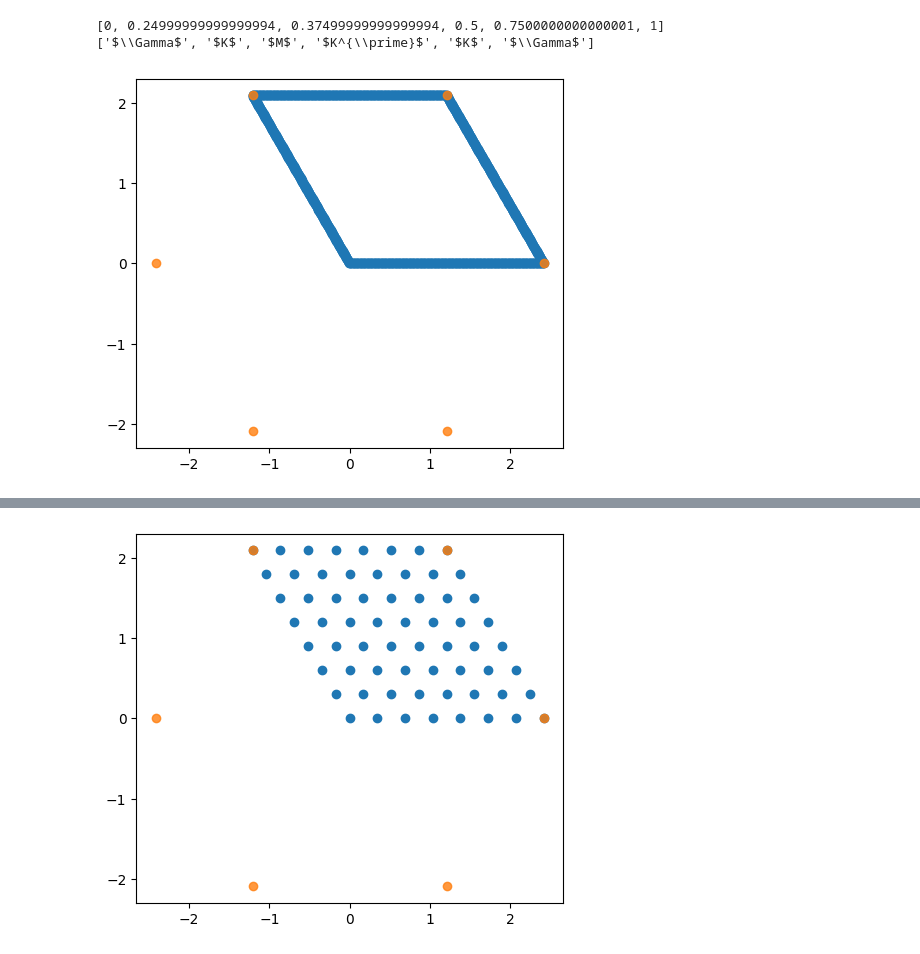
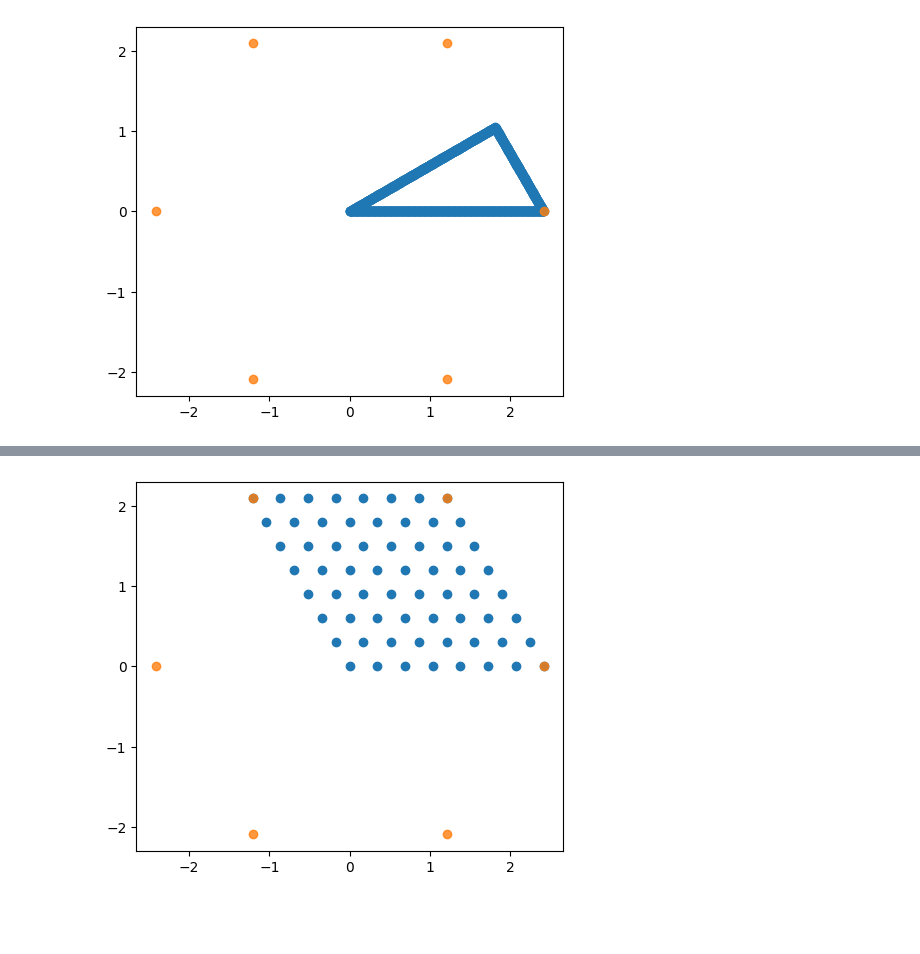
Before and after one commit to Ruberhauptmann/quant-met, a Jupyter notebook: plot_BCS_bandstructure.ipynb, the cells around one changed output, grey strips where cells are left out. Drawn from its saved outputs; the diff is of its cells as text; code cells hidden in the pictures; blank space fills up the shorter version.

```diff
--- a/plot_BCS_bandstructure.ipynb
+++ b/plot_BCS_bandstructure.ipynb
@@ -10,18 +8,22 @@ lattice_constant = np.sqrt(3)
-# %%
-all_K_points = 4 * np.pi / (3 * lattice_constant) * np.array([
-    (np.sin(i * np.pi / 6), np.cos(i * np.pi / 6)) for i in [1, 3, 5, 7, 9, 11]]
-)
-
-Gamma = np.array([0, 0])
-M = np.pi / lattice_constant * np.array([1, 1 / np.sqrt(3)])
-K = 4 * np.pi / (3 * lattice_constant) * np.array([1, 0])
-
-points = [(Gamma, r'\Gamma'), (all_K_points[1], 'K'), (M, 'M'), (all_K_points[0], r'K^{\prime}'), (all_K_points[5], r'K')]
-
-whole_path, whole_path_plot, ticks, labels = plotting.generate_bz_path(points, number_of_points=1000)
-
-BZ_path_plot = plotting.plot_into_bz(all_K_points, whole_path)
-# %% [output]
-[0, 0.24999999999999994, 0.37499999999999994, 0.5, 0.7500000000000001, 1]
-['$\\Gamma$', '$K$', '$M$', '$K^{\\prime}$', '$K$', '$\\Gamma$']
-[figure, removed]
+# %%
+lattice_constant = np.sqrt(3)
+
+all_K_points = 4 * np.pi / (3 * lattice_constant) * np.array([
+    (np.sin(i * np.pi / 6), np.cos(i * np.pi / 6)) for i in [1, 3, 5, 7, 9, 11]]
+)
+
+Gamma = np.array([0, 0])
+M = np.pi / lattice_constant * np.array([1, 1 / np.sqrt(3)])
+K = 4 * np.pi / (3 * lattice_constant) * np.array([1, 0])
+
+points = [(M, 'M'), (Gamma, r'\Gamma'), (all_K_points[1], 'K')]
+
+band_path, band_path_plot, ticks, labels = plotting.generate_bz_path(points, number_of_points=1000)
+
+BZ_path_plot = plotting.plot_into_bz(all_K_points, band_path)
+
+egx_h = hamiltonians.EGXHamiltonian(t_gr=1, t_x=0.01, V=0, a=lattice_constant, mu=-2.5, U_gr=1, U_x=1)
+
+band_structure = egx_h.calculate_bandstructure(band_path)
+# %% [output]
+[figure, added]
```
Also changed, not shown: parts of 5 cells of this notebook, 9 other files.
